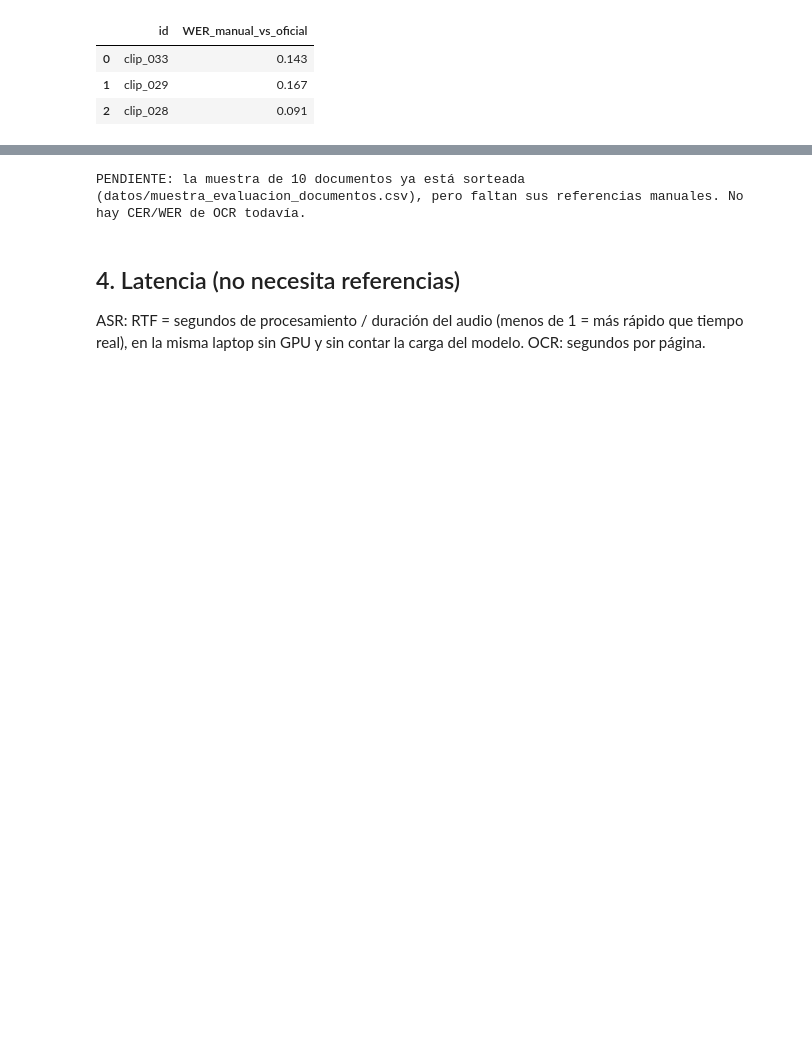
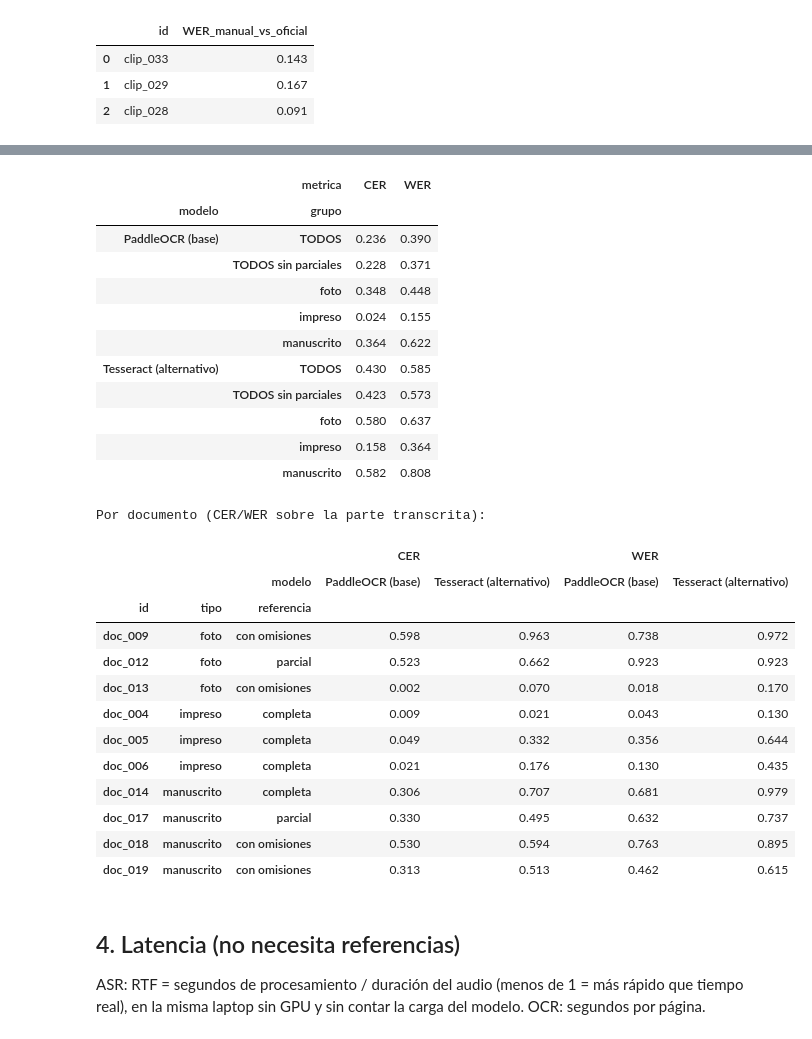
Before and after one commit to AntonioMacedo17/Python_Intermedio_2026, a Jupyter notebook: tarea_2/02_evaluacion.ipynb, the cells around one changed output, grey strips where cells are left out. Cells and saved outputs as stored; diff of their text form; code cells hidden in the pictures; blank space fills up the shorter version.

```diff
--- a/tarea_2/02_evaluacion.ipynb
+++ b/tarea_2/02_evaluacion.ipynb
@@ -221,17 +237,56 @@ CER de OCR. La muestra se sorteó sobre los 19 documentos actuales (sin capturas
 # %%
+CLASE_REF = {"doc_004": "completa", "doc_005": "completa", "doc_006": "completa", "doc_014": "completa",
+             "doc_009": "con omisiones", "doc_013": "con omisiones", "doc_018": "con omisiones",
+             "doc_019": "con omisiones", "doc_012": "parcial", "doc_017": "parcial"}
+detalle_ocr = pd.DataFrame()
 if ref_docs is None or ref_docs.empty:
     print("PENDIENTE: la muestra de 10 documentos ya está sorteada (datos/muestra_evaluacion_documentos.csv), "
           "pero faltan sus referencias manuales. No hay CER/WER de OCR todavía.")
 else:
     if falta_docs:
         print(f"AVISO: se evalúa con {len(ref_docs)} de 10 documentos; faltan {falta_docs}.")
+    ref_docs = ref_docs.assign(referencia=ref_docs["id"].map(CLASE_REF))
+    sin_parciales = ref_docs[ref_docs["referencia"] != "parcial"]
+    det = []
     for m in ["CER", "WER"]:
-        res, _ = parte2.evaluar(ref_docs, salidas_doc, m, por="tipo", fragmento=True)
-        metricas.append(res.assign(modalidad="documento"))
+        res, d = parte2.evaluar(ref_docs, salidas_doc, m, por="tipo", fragmento=True)
+        res8, _ = parte2.evaluar(sin_parciales, salidas_doc, m, por="tipo", fragmento=True)
+        res8 = res8[res8["grupo"] == "TODOS"].assign(grupo=f"TODOS sin parciales", nota=f"{len(sin_parciales)} casos")
+        metricas.append(pd.concat([res, res8], ignore_index=True).assign(modalidad="documento"))
+        det.append(d.set_index(["id", "tipo", "referencia", "modelo"])[[m]])
     display(pd.concat([x for x in metricas if (x["modalidad"] == "documento").all()])
             .pivot_table(index=["modelo", "grupo"], columns="metrica", values="valor").round(3))
+    detalle_ocr = pd.concat(det, axis=1).reset_index()
+    print("Por documento (CER/WER sobre la parte transcrita):")
+    display(detalle_ocr.pivot_table(index=["id", "tipo", "referencia"], columns="modelo", values=["CER", "WER"])
+            .round(3).sort_index(level="tipo"))
 # %% [output]
+|  | metrica | CER | WER |
+| modelo | grupo |  |  |
+| PaddleOCR (base) | TODOS | 0.236 | 0.390 |
+|  | TODOS sin parciales | 0.228 | 0.371 |
+|  | foto | 0.348 | 0.448 |
+|  | impreso | 0.024 | 0.155 |
+|  | manuscrito | 0.364 | 0.622 |
+| Tesseract (alternativo) | TODOS | 0.430 | 0.585 |
+|  | TODOS sin parciales | 0.423 | 0.573 |
+|  | foto | 0.580 | 0.637 |
+|  | impreso | 0.158 | 0.364 |
+|  | manuscrito | 0.582 | 0.808 |
-PENDIENTE: la muestra de 10 documentos ya está sorteada (datos/muestra_evaluacion_documentos.csv), pero faltan sus referencias manuales. No hay CER/WER de OCR todavía.
+Por documento (CER/WER sobre la parte transcrita):
+|  |  |  | CER |  | WER |  |
+|  |  | modelo | PaddleOCR (base) | Tesseract (alternativo) | PaddleOCR (base) | Tesseract (alternativo) |
+| id | tipo | referencia |  |  |  |  |
+| doc_009 | foto | con omisiones | 0.598 | 0.963 | 0.738 | 0.972 |
+| doc_012 | foto | parcial | 0.523 | 0.662 | 0.923 | 0.923 |
+| doc_013 | foto | con omisiones | 0.002 | 0.070 | 0.018 | 0.170 |
+| doc_004 | impreso | completa | 0.009 | 0.021 | 0.043 | 0.130 |
+| doc_005 | impreso | completa | 0.049 | 0.332 | 0.356 | 0.644 |
+| doc_006 | impreso | completa | 0.021 | 0.176 | 0.130 | 0.435 |
+| doc_014 | manuscrito | completa | 0.306 | 0.707 | 0.681 | 0.979 |
+| doc_017 | manuscrito | parcial | 0.330 | 0.495 | 0.632 | 0.737 |
+| doc_018 | manuscrito | con omisiones | 0.530 | 0.594 | 0.763 | 0.895 |
+| doc_019 | manuscrito | con omisiones | 0.313 | 0.513 | 0.462 | 0.615 |
 # %% [markdown]
 ## 4. Latencia (no necesita referencias)
 
```
Also changed, not shown: parts of 5 cells of this notebook, 11 other files.
